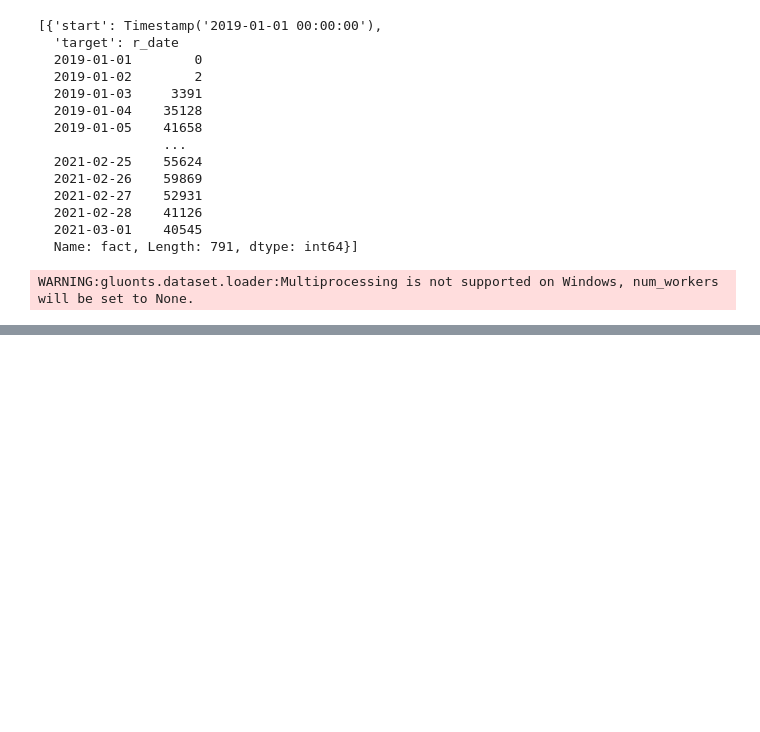
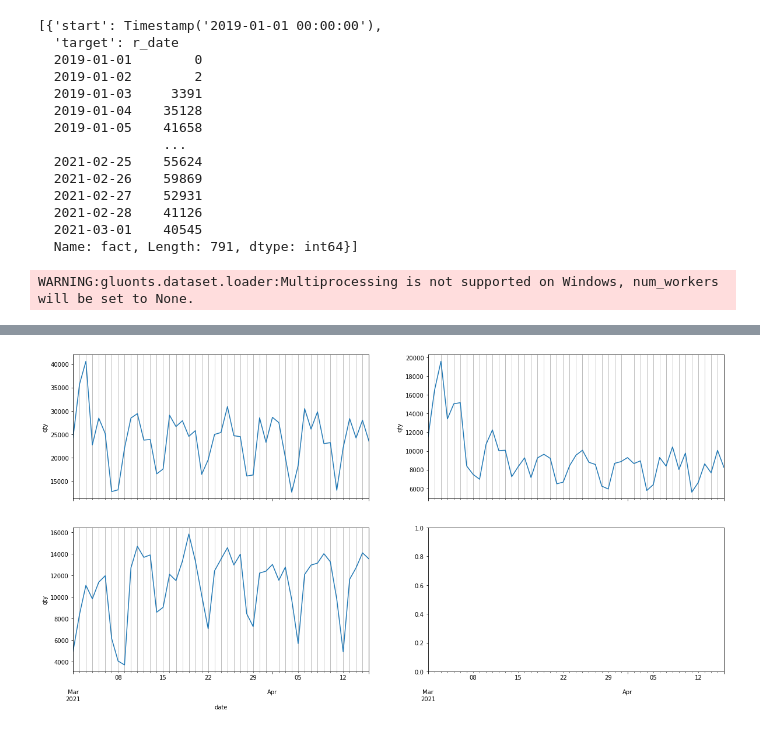
Before and after one commit to mc-morozov/forecast_cargo_flow, a Jupyter notebook: notebooks/gluonts.ipynb, the cells around one changed output, grey strips where cells are left out. Saved outputs shown, nothing was run; the diff lists cells and outputs as text; code cells hidden in the pictures; blank space fills up the shorter version.

```diff
--- a/notebooks/gluonts.ipynb
+++ b/notebooks/gluonts.ipynb
@@ -121,0 +270,13 @@ plt.grid(axis='x')
+# %%
+import pandas as pd
+import matplotlib as mpl
+import matplotlib.pyplot as plt
+
+from gluonts.model.deepar import DeepAREstimator
+from gluonts.trainer import Trainer
+import numpy as np
+
+mpl.rcParams['figure.figsize'] = (10, 8)
+mpl.rcParams['axes.grid'] = False
+# %%
+df = pd.read_csv('E:\\Analytics\\Projects\\forecast_cargo_flow\\data\\sample_type_flow.csv', delimiter=';', index_col=0, parse_dates=True)
@@ -121,0 +300,10 @@ plt.grid(axis='x')
+# %%
+fig, axs = plt.subplots(2, 2, figsize=(20, 10), sharex=True)
+axx = axs.ravel()
+for i in range(0, 3):
+    df[df.columns[i]].loc["2021-03-01":"2021-04-16"].plot(ax=axx[i])
+    axx[i].set_xlabel("date")
+    axx[i].set_ylabel("qty")
+    axx[i].grid(which='minor', axis='x')
+# %% [output]
+[figure, added]
```
Also changed, not shown: parts of 43 cells of this notebook, 2 other files.
